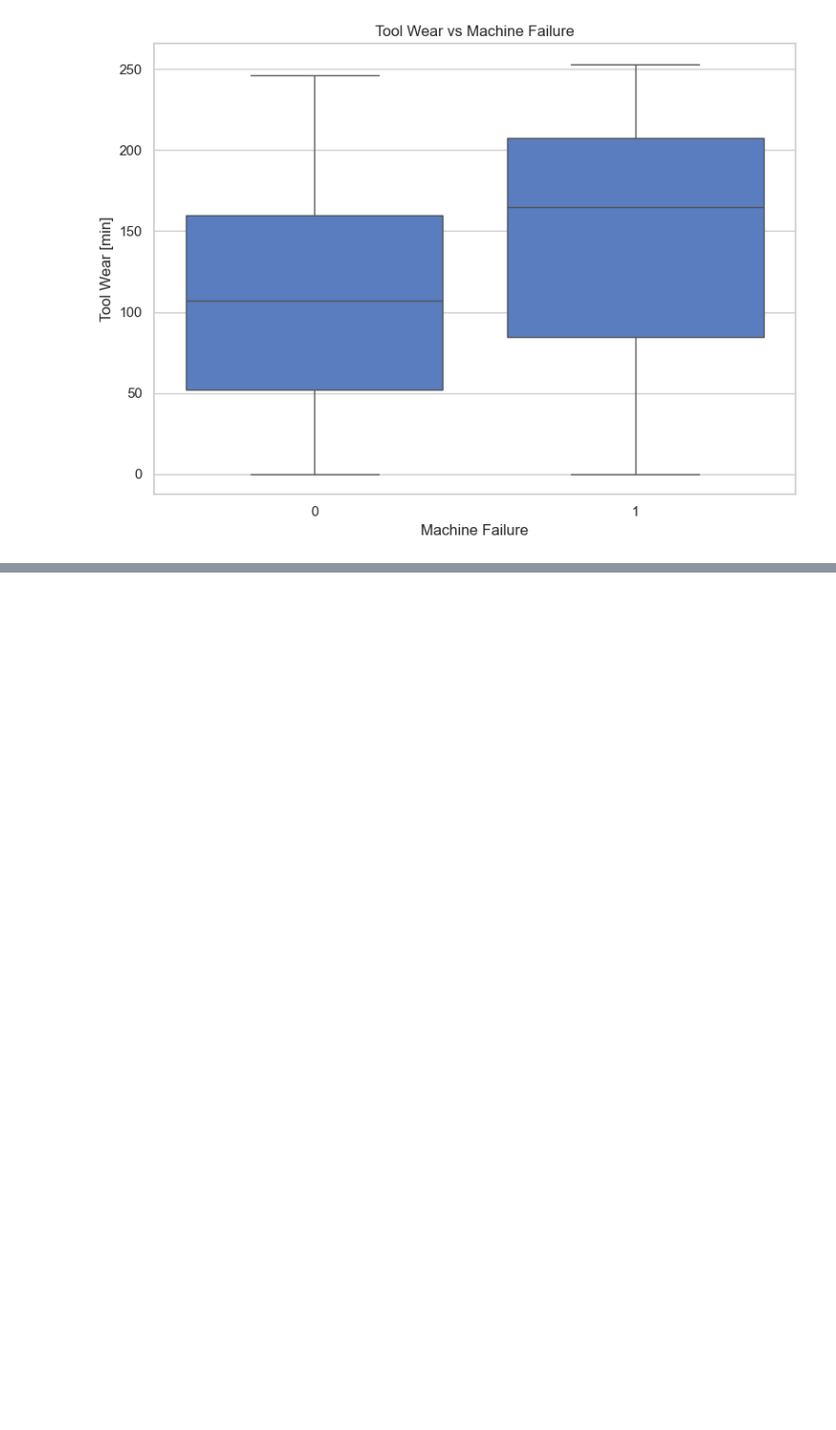
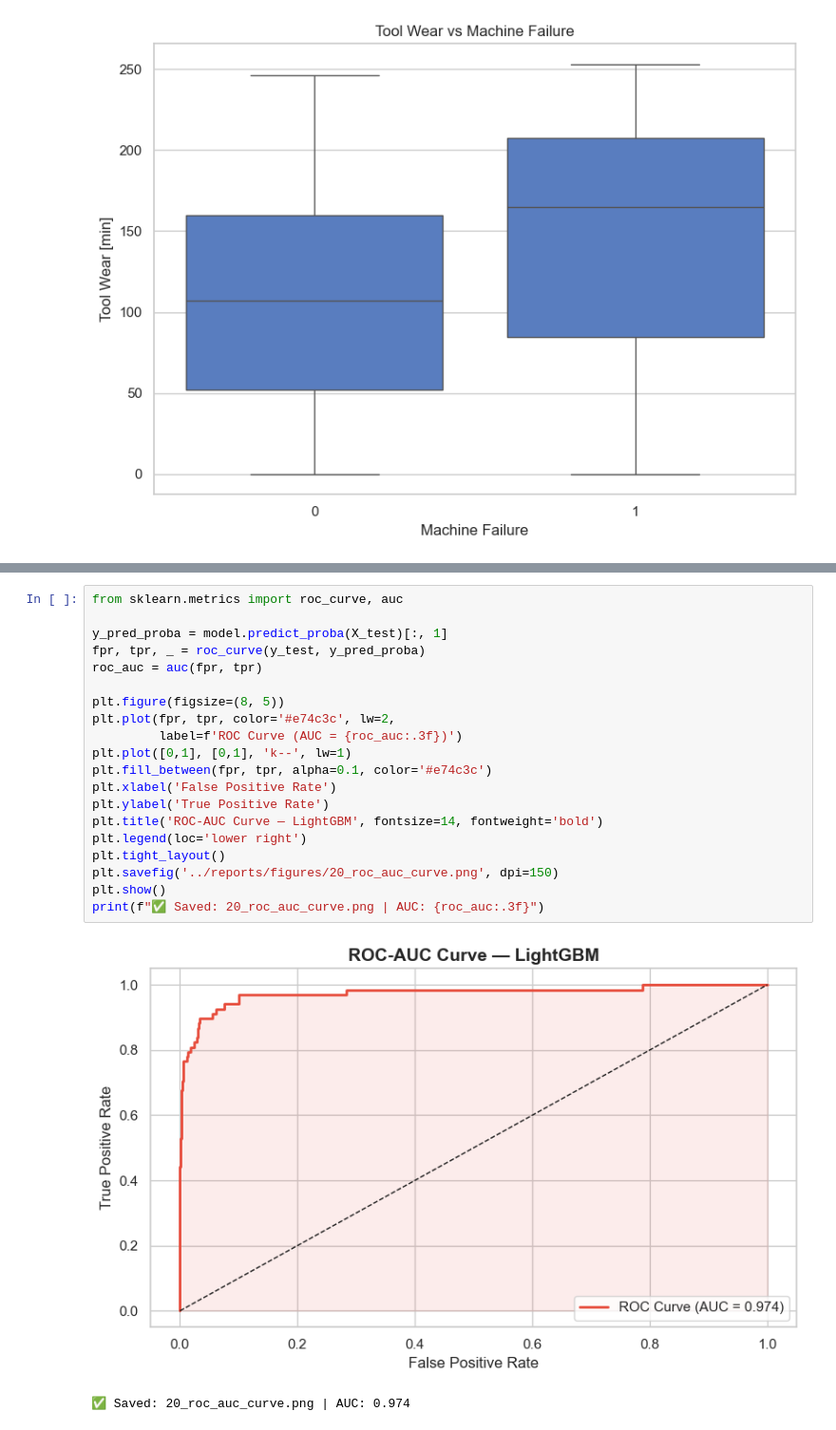
Before and after one commit to Swayam085/predictive-maintenance, a Jupyter notebook: notebooks/keshava_viz_day4.ipynb, the cells around one changed output, grey strips where cells are left out. Shown at 95% size. Drawn from its saved outputs; the diff is of its cells as text; blank space fills up the shorter version.

```diff
--- a/notebooks/keshava_viz_day4.ipynb
+++ b/notebooks/keshava_viz_day4.ipynb
@@ -164,0 +187,23 @@ plt.show()
+# %%
+from sklearn.metrics import roc_curve, auc
+
+y_pred_proba = model.predict_proba(X_test)[:, 1]
+fpr, tpr, _ = roc_curve(y_test, y_pred_proba)
+roc_auc = auc(fpr, tpr)
+
+plt.figure(figsize=(8, 5))
+plt.plot(fpr, tpr, color='#e74c3c', lw=2,
+         label=f'ROC Curve (AUC = {roc_auc:.3f})')
+plt.plot([0,1], [0,1], 'k--', lw=1)
+plt.fill_between(fpr, tpr, alpha=0.1, color='#e74c3c')
+plt.xlabel('False Positive Rate')
+plt.ylabel('True Positive Rate')
+plt.title('ROC-AUC Curve — LightGBM', fontsize=14, fontweight='bold')
+plt.legend(loc='lower right')
+plt.tight_layout()
+plt.savefig('../reports/figures/20_roc_auc_curve.png', dpi=150)
+plt.show()
+print(f"✅ Saved: 20_roc_auc_curve.png | AUC: {roc_auc:.3f}")
+# %% [output]
+[figure, added]
+✅ Saved: 20_roc_auc_curve.png | AUC: 0.974
```
Also changed, not shown: parts of 5 cells of this notebook, 5 other files.
